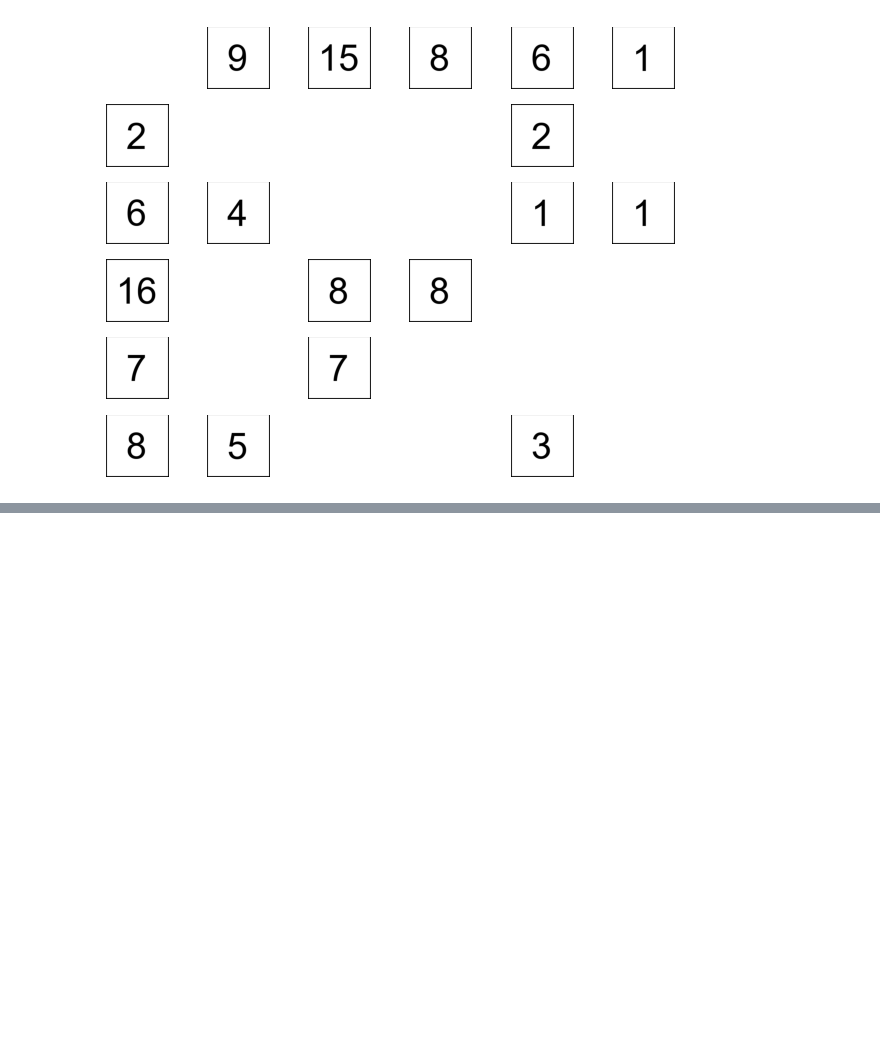
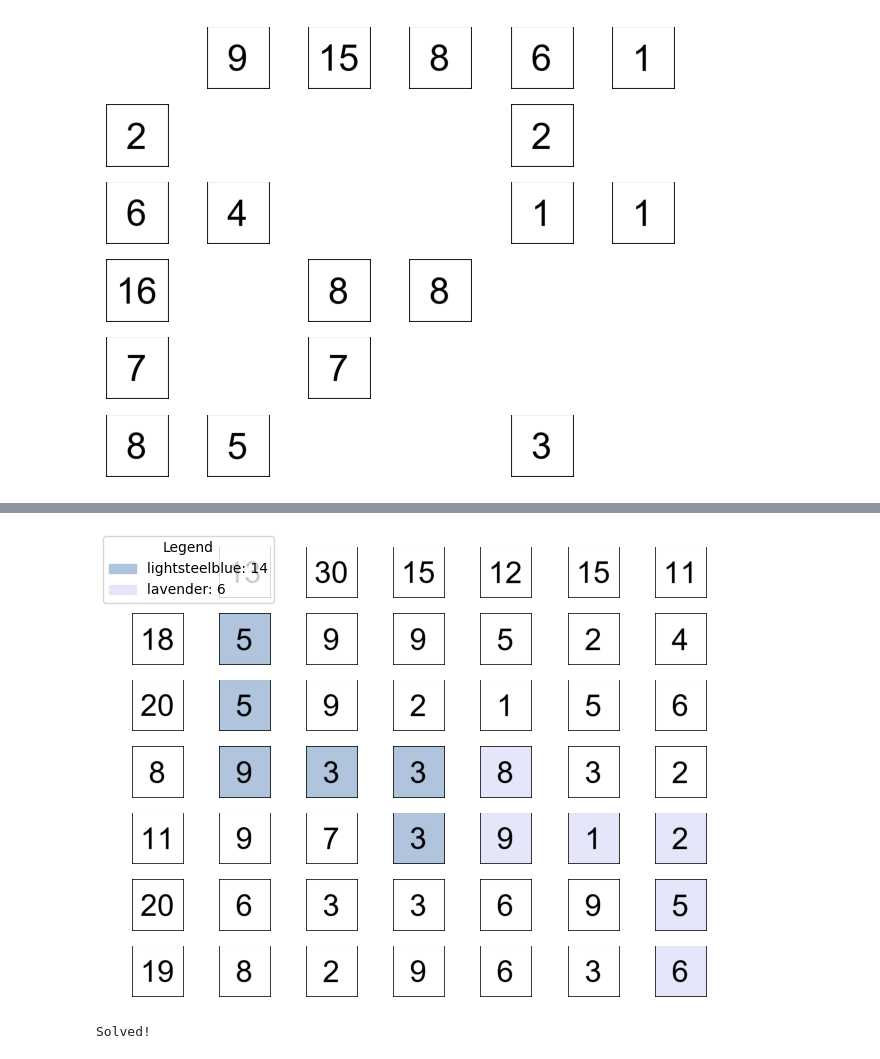
Before and after one commit to mattdeva/number-sums-solver, a Jupyter notebook: demo/demo.ipynb, the cells around one changed output, grey strips where cells are left out. Cells and saved outputs as stored; diff of their text form; code cells hidden in the pictures; blank space fills up the shorter version.

```diff
--- a/demo/demo.ipynb
+++ b/demo/demo.ipynb
@@ -163,0 +174,8 @@ Solved!
+# %%
+show_matrix(matrix5)
+# %% [output]
+[figure, added]
+# %%
+matrix5.solve()
+# %% [output]
+Solved!
```
Also changed, not shown: parts of 6 cells of this notebook.
